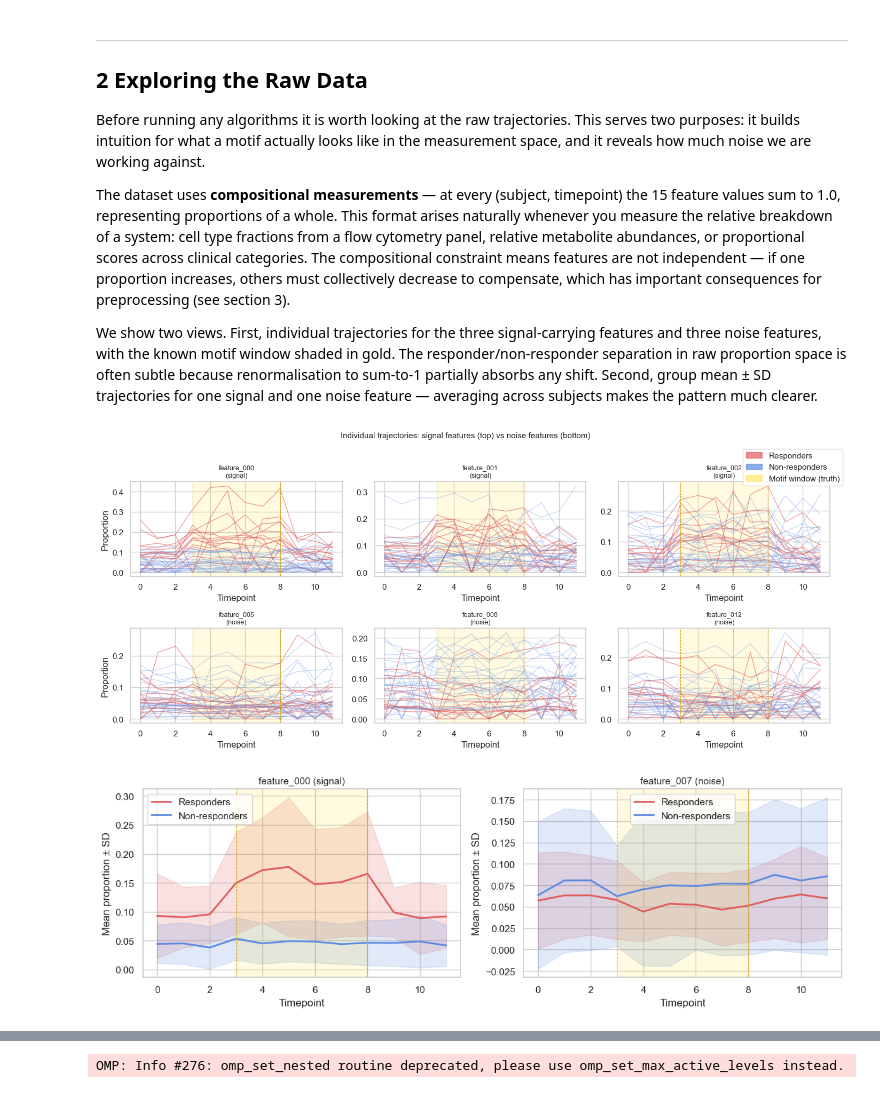
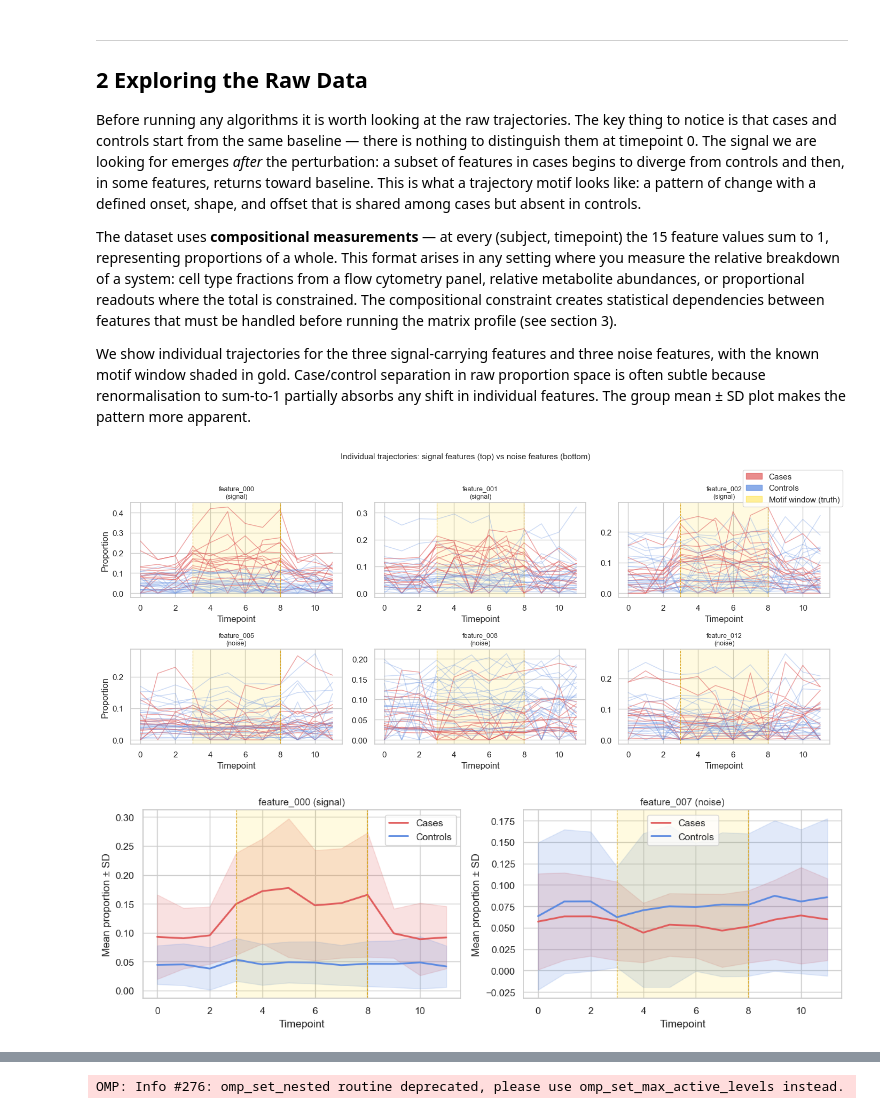
Before and after one commit to cbumby17/TEMPO, a Jupyter notebook: vignette.ipynb, the cells around one changed output, grey strips where cells are left out. Cells and saved outputs as stored; diff of their text form; code cells hidden in the pictures.

```diff
--- a/vignette.ipynb
+++ b/vignette.ipynb
@@ -110,30 +116,32 @@ Ground truth (df.attrs):
 ---
 ## 2  Exploring the Raw Data
 
-Before running any algorithms it is worth looking at the raw trajectories. This
-serves two purposes: it builds intuition for what a motif actually looks like in
-the measurement space, and it reveals how much noise we are working against.
+Before running any algorithms it is worth looking at the raw trajectories. The
+key thing to notice is that cases and controls start from the same baseline —
+there is nothing to distinguish them at timepoint 0. The signal we are looking
+for emerges *after* the perturbation: a subset of features in cases begins to
+diverge from controls and then, in some features, returns toward baseline. This
+is what a trajectory motif looks like: a pattern of change with a defined onset,
+shape, and offset that is shared among cases but absent in controls.
 
 The dataset uses **compositional measurements** — at every (subject, timepoint)
-the 15 feature values sum to 1.0, representing proportions of a whole. This
-format arises naturally whenever you measure the relative breakdown of a system:
-cell type fractions from a flow cytometry panel, relative metabolite abundances,
-or proportional scores across clinical categories. The compositional constraint
-means features are not independent — if one proportion increases, others must
-collectively decrease to compensate, which has important consequences for
-preprocessing (see section 3).
+the 15 feature values sum to 1, representing proportions of a whole. This format
+arises in any setting where you measure the relative breakdown of a system: cell
+type fractions from a flow cytometry panel, relative metabolite abundances, or
+proportional readouts where the total is constrained. The compositional constraint
+creates statistical dependencies between features that must be handled before
+running the matrix profile (see section 3).
 
-We show two views. First, individual trajectories for the three signal-carrying
-features and three noise features, with the known motif window shaded in gold.
-The responder/non-responder separation in raw proportion space is often subtle
-because renormalisation to sum-to-1 partially absorbs any shift. Second, group
-mean ± SD trajectories for one signal and one noise feature — averaging across
-subjects makes the pattern much clearer.
+We show individual trajectories for the three signal-carrying features and three
+noise features, with the known motif window shaded in gold. Case/control
+separation in raw proportion space is often subtle because renormalisation to
+sum-to-1 partially absorbs any shift in individual features. The group mean ± SD
+plot makes the pattern more apparent.
 # %%
 import matplotlib.patches as mpatches
 
-resp_color = '#e05c5c'
-nonr_color = '#5c8ae0'
+case_color = '#e05c5c'
+ctrl_color = '#5c8ae0'
 
 motif_feats = df.attrs['motif_features']   # ['feature_000', 'feature_001', 'feature_002']
 noise_feats = ['feature_005', 'feature_008', 'feature_012']
@@ -149,7 +157,7 @@ for row_idx, feat_group in enumerate([motif_feats, noise_feats]):
 
         for subj, grp in feat_df.groupby('subject_id'):
             outcome = grp['outcome'].iloc[0]
-            color = resp_color if outcome == 1 else nonr_color
+            color = case_color if outcome == 1 else ctrl_color
             alpha = 0.55 if outcome == 1 else 0.30
             ax.plot(grp['timepoint'], grp['value'], color=color, alpha=alpha, lw=1.1)
 
@@ -162,44 +170,43 @@ for row_idx, feat_group in enumerate([motif_feats, noise_feats]):
         if col_idx == 0:
             ax.set_ylabel('Proportion')
 
-resp_patch = mpatches.Patch(color=resp_color, label='Responders', alpha=0.7)
-nonr_patch = mpatches.Patch(color=nonr_color, label='Non-responders', alpha=0.7)
+case_patch = mpatches.Patch(color=case_color, label='Cases', alpha=0.7)
+ctrl_patch = mpatches.Patch(color=ctrl_color, label='Controls', alpha=0.7)
 window_patch = mpatches.Patch(color='gold', label='Motif window (truth)', alpha=0.4)
-fig.legend(handles=[resp_patch, nonr_patch, window_patch],
+fig.legend(handles=[case_patch, ctrl_patch, window_patch],
            loc='upper right', bbox_to_anchor=(1.01, 0.98))
 fig.suptitle('Individual trajectories: signal features (top) vs noise features (bottom)',
              fontsize=11, y=1.02)
 plt.tight_layout()
 plt.show()
 
 # ── Plot 2: group mean ± SD ───────────────────────────────────────────────────
 fig, axes = plt.subplots(1, 2, figsize=(12, 4))
 
 for ax, feat, title in zip(
     axes,
     ['feature_000', 'feature_007'],
     ['feature_000 (signal)', 'feature_007 (noise)'],
 ):
     feat_df = df[df['feature'] == feat]
-    for outcome, label, color in [(1, 'Responders', resp_color),
-                                   (0, 'Non-responders', nonr_color)]:
+    for outcome, label, color in [(1, 'Cases', case_color), (0, 'Controls', ctrl_color)]:
         grp = feat_df[feat_df['outcome'] == outcome].groupby('timepoint')['value']
         means, stds = grp.mean(), grp.std()
         ax.plot(means.index, means.values, color=color, lw=2, label=label)
         ax.fill_between(means.index, means - stds, means + stds, color=color, alpha=0.18)
     ax.axvspan(window[0], window[1], alpha=0.12, color='gold')
     ax.axvline(window[0], color='goldenrod', lw=0.8, ls='--')
     ax.axvline(window[1], color='goldenrod', lw=0.8, ls='--')
     ax.set_title(title, fontsize=11)
     ax.set_xlabel('Timepoint')
     ax.set_ylabel('Mean proportion ± SD')
     ax.legend()
 
 plt.tight_layout()
 plt.show()
 # %% [output]
-[figure, old version]
+[figure, new version]
-[figure, old version]
+[figure, new version]
 # %% [markdown]
 ---
 ## 3  Preprocessing with CLR Transform
```
Also changed, not shown: parts of 15 cells of this notebook, 3 other files.
